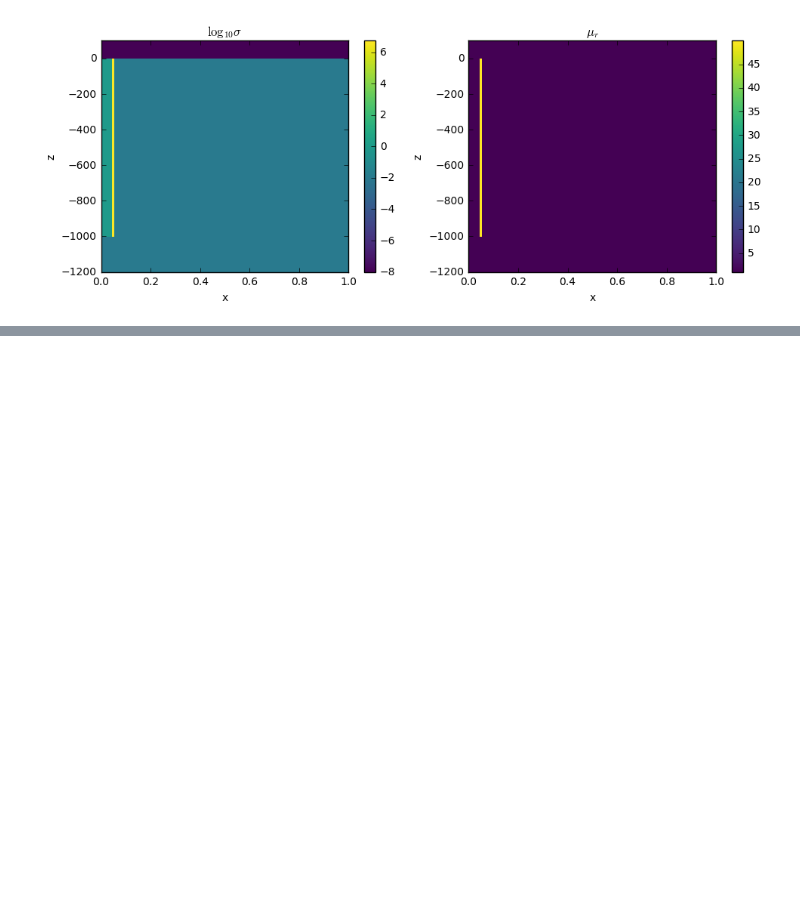
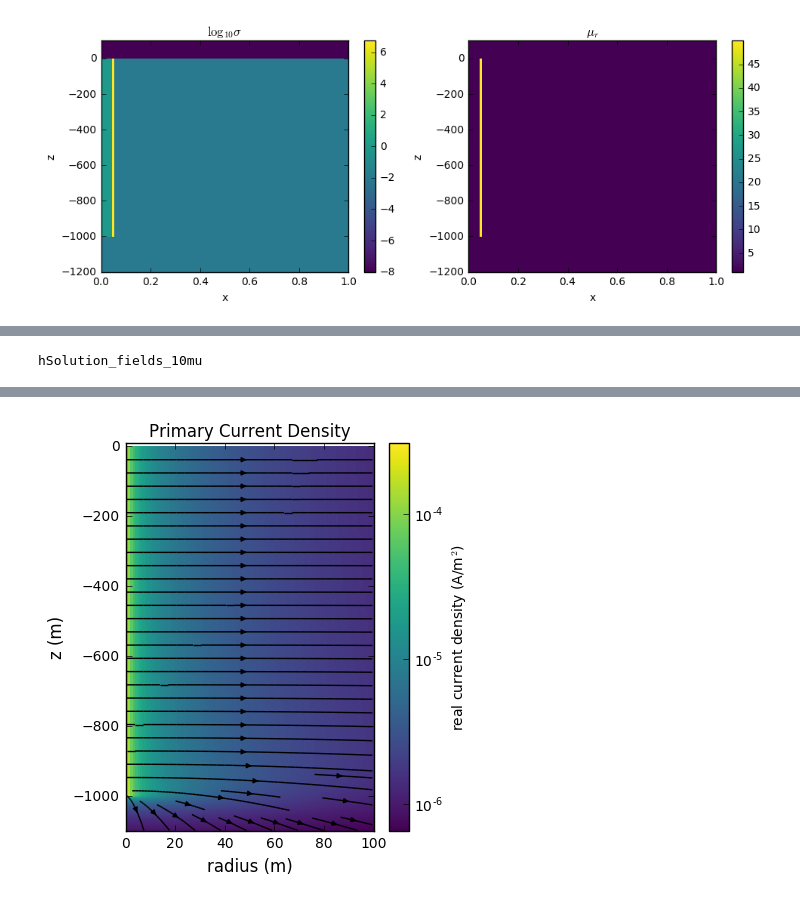
Before and after one commit to simpeg-research/casingSimulations, a Jupyter notebook: Magnetic Permeability Impacts.ipynb, the cells around one changed output, grey strips where cells are left out. Saved outputs shown, nothing was run; the diff lists cells and outputs as text; code cells hidden in the pictures; blank space fills up the shorter version.

```diff
--- a/Magnetic Permeability Impacts.ipynb
+++ b/Magnetic Permeability Impacts.ipynb
@@ -168,0 +236,27 @@ sigma.max()
+# %%
+prob = FDEM.Problem3D_h(mesh, sigma=sigma, muMap=muMap)
+survey = FDEM.Survey(dg_p)
+
+prob.pair(survey)
+# %%
+def MuCasingModel(mucasing):
+    return np.r_[
+        mu_0, mu_0, mucasing*mu_0, mu_0,
+        layer_z.mean(), layer_z[1] - layer_z[0], casing_r, casing_t,
+        casing_z[0], casing_z[1]
+    ]
+# %%
+# create a file to store results
+results = h5py.File("MagneticPermeabilityImpacts.hdf5", "w")
+# %%
+%%time
+muModels = [1., 50., 100., 150., 200.]
+fields = {}
+for muMod in muModels:
+    tag = int(muMod)
+    print('solving mu = {}mu_0'.format(tag))
+    curMu = MuCasingModel(muMod)
+    fields[tag] = prob.fields(curMu)
+    dbentry = "fields_{tag}".format(tag=tag)
+    results.create_dataset(dbentry, data=fields[tag][:,'hSolution'])
+    print('... saved fields_{tag}'.format(tag=tag))
@@ -168,0 +276,4 @@ sigma.max()
+# %%
+print("hSolution_fields_{0!s}mu".format(int(10.)))
+# %% [output]
+hSolution_fields_10mu
@@ -168,0 +333,6 @@ sigma.max()
+# %%
+%%time
+src=survey.srcList[0]
+ax = plotCurrentDensity(fields[100][src, 'j'], csx=1., csz=0.1, xmax=100, zmin=10., zmax=-1100.)
+#ax.axis('equal', adjustable='box')
+# %% [output]
@@ -168,0 +342 @@ sigma.max()
+[figure, added]
```
Also changed, not shown: parts of 22 cells of this notebook.
